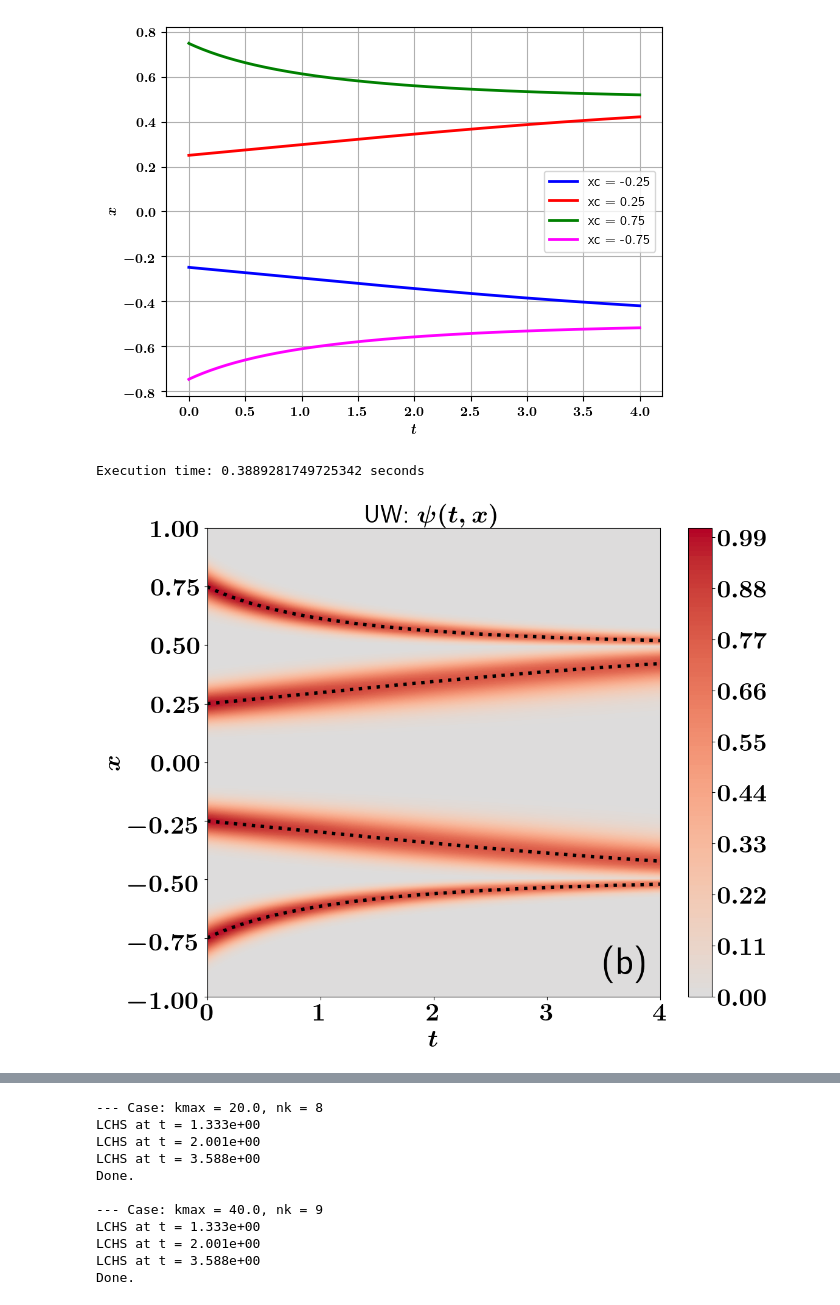
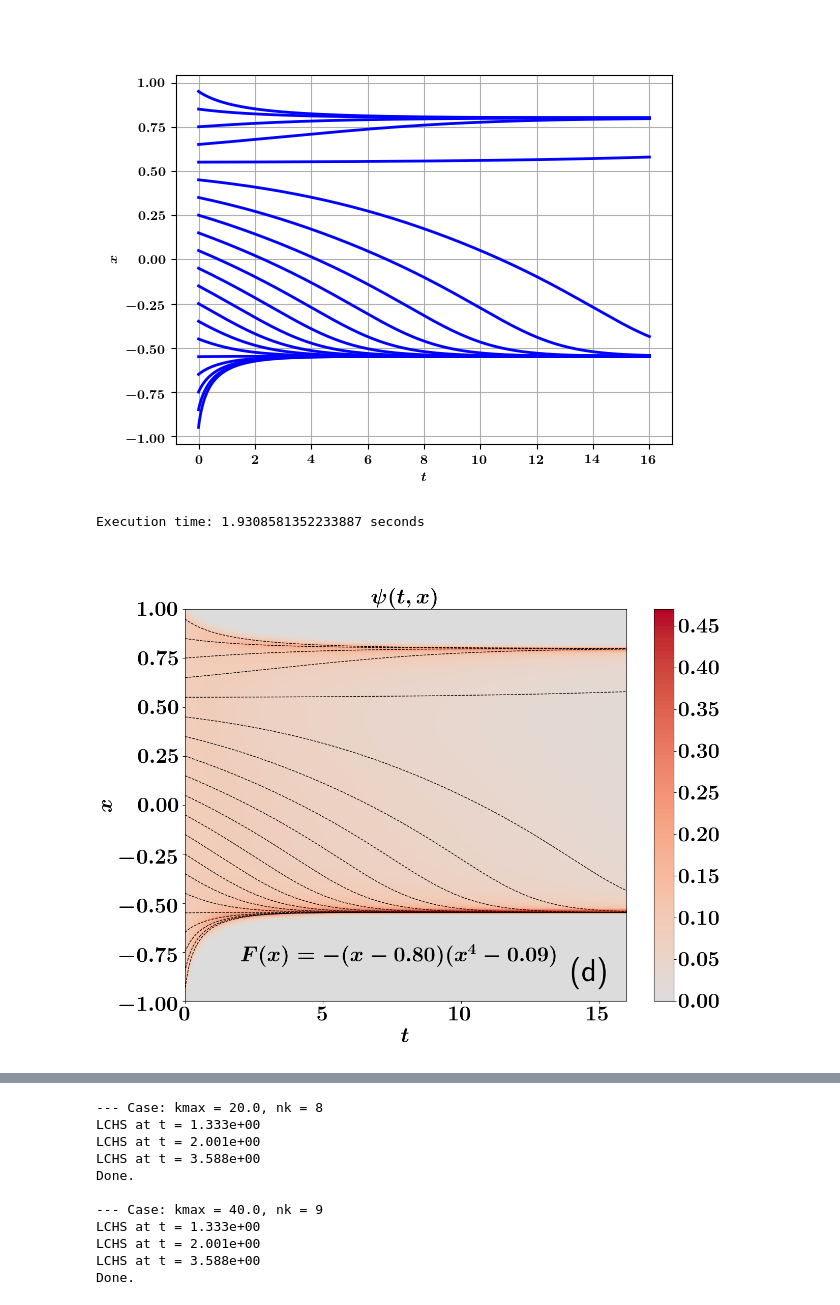
Before and after one commit to QuCF/scripts-py, a Jupyter notebook: jupyter-notebooks/NL/KvN-two-attractors.ipynb, the cells around one changed output, grey strips where cells are left out. Saved outputs shown, nothing was run; the diff lists cells and outputs as text; code cells hidden in the pictures.

```diff
--- a/jupyter-notebooks/NL/KvN-two-attractors.ipynb
+++ b/jupyter-notebooks/NL/KvN-two-attractors.ipynb
@@ -191,19 +210,21 @@ if flag_sim_:
         # --- Plotting ---
         ax.plot(
             t, sol_one,
-            color=colors_[i_center], linewidth = 2, linestyle='-',
-            label = "xc = {:0.2f}".format(x_center)
+            "b",
+            # color=colors_[i_center],
+            linewidth = 2, linestyle='-',
+            # label = "xc = {:0.2f}".format(x_center)
         )
         del x_center
     plt.xlabel('$t$')
     plt.ylabel("$x$")
-    plt.legend()
+    # plt.legend()
     plt.grid(True)
     plt.show()
 else:
     print("Simulations are blocked.")
 # %% [output]
-[figure, old version]
+[figure, new version]
 # %%
 # ***********************************************************************************************************
 # ***********************************************************************************************************
@@ -217,12 +238,18 @@ mix.reload_module(kvn)
 from numba import njit
 import time
 
+# --- Initial condition ---
+if sel_case_ == 0:
+    psi_init = np.array(psi_init_)
+else:
+    psi_init = np.ones(Nx) * 2**(-nx/2.)
+
 # --- computation ---
 if flag_sim_:
     st = time.time()
 
-    psi_tx_matrix_CD   = kvn.solve_KvN_1D_using_Hamiltonian(t, Nx, psi_init_, H_CD)
-    psi_tx_matrix_UW   = kvn.solve_KvN_1D_using_Hamiltonian(t, Nx, psi_init_, H_UW)
+    psi_tx_matrix_CD   = kvn.solve_KvN_1D_using_Hamiltonian(t, Nx, psi_init, H_CD)
+    psi_tx_matrix_UW   = kvn.solve_KvN_1D_using_Hamiltonian(t, Nx, psi_init, H_UW)
 
     et = time.time()
     elapsed_time = et - st
@@ -233,8 +260,10 @@ if flag_sim_:
     mean_t_UW   = kvn.compute_mean_1D(x, Nt, psi_tx_matrix_UW)
 else:
     print("Simulations are blocked.")
+
+del psi_init
 # %% [output]
-Execution time: 0.3889281749725342 seconds
+Execution time: 1.9308581352233887 seconds
 # %%
 # ---------------------------------------------------------------------------------------------------
 # --- Plot psi_tx_matrix(t,x) ---
@@ -253,44 +282,68 @@ if flag_sim_:
     fontsize = 30
     linewidth = 4
 
+    if sel_case_ == 0:
+        posx_text = 3.5
+
+    if sel_case_ > 0:
+        str_title = ""
+        posx_text = 14.
+        if sel_case_ == 1:
+            str_fig, str_F, posx_text_F, posy_text_F = "(a)", "$F(x) = - x (x^2 - 0.25)$", 7, 0.84
+
+        if sel_case_ == 2:
+            str_fig, str_F, posx_text_F, posy_text_F = "(b)", "$F(x) = - x^2 (x - 0.8)^2 (x + 0.6)$", 1, -0.80
+
+        if sel_case_ == 3:
+            str_fig, str_F, posx_text_F, posy_text_F = "(c)", "$F(x) = - (x - 0.50)$", 4, -0.80
+
+        if sel_case_ == 4:
+            str_fig, str_F, posx_text_F, posy_text_F = "(d)", "$F(x) = - (x - 0.80)(x^4 - 0.09)$", 2, -0.80
+
+
+
     # --- Plotting ---
     XX, YY = np.meshgrid(t, x)
-    fig_tx = plt.figure(figsize=(12, 10))
+    # fig_tx = plt.figure(figsize=(12, 10))
+    fig_tx = plt.figure(figsize=(14, 10))
     ax = fig_tx.add_subplot(111)
     cs = ax.contourf(XX, YY, np.transpose(psi_tx_plot.real), levels=100, cmap=cmap_two_signs_, norm=divnorm)
 
     # cb = fig_tx.colorbar(cs, ax = ax, format=ticker.FuncFormatter(fmt_))
     cb = fig_tx.colorbar(cs, ax = ax)
     cb.ax.ticklabel_format(style="scientific")
     cb.ax.tick_params(labelsize=fontsize)
 
     # ax.plot(t, mean_t_plot, color='black', linewidth = linewidth, linestyle=':', label="mean")
 
-    ax.plot(t, sol_refs[0], color='black', linewidth = linewidth, linestyle=':', label="ref")
+    coef_lw = 0.25
+    ax.plot(t, sol_refs[0], color='black', linewidth = linewidth * coef_lw, linestyle='--', label="ref")
     for i_ref in range(1,len(sol_refs)):
-        ax.plot(t, sol_refs[i_ref], color='black', linewidth = linewidth, linestyle=':')
+        ax.plot(t, sol_refs[i_ref], color='black', linewidth = linewidth * coef_lw, linestyle='--')
 
     # t_point = 1.563
     # ax.axvline(
     #     t_point,
     #     ymin = ax.get_ylim()[0], ymax = ax.get_ylim()[1]*2,
     #     color = "black", linewidth = linewidth, linestyle = ":"
     # )
 
     # ax.legend()
     ax.set_xlabel('$t$', fontsize = fontsize)
     ax.set_ylabel('$x$', fontsize = fontsize)
     ax.set_title(str_title + '$\psi(t,x)$', fontsize = fontsize)
     ax.set_xlim(0, t_max)
     ax.set_ylim(-x_max, x_max)
     ax.tick_params(axis='both', which='major', labelsize=fontsize)
-    ax.text(3.5, -0.9, str_fig, fontsize=1.5*fontsize)
+
+    ax.text(posx_text,   -0.9, str_fig, fontsize=1.5*fontsize)
+    ax.text(posx_text_F, posy_text_F, str_F, fontsize=fontsize)
 
     del fontsize, fig_tx
 else:
     print("Simulations are blocked.")
 # %% [output]
-[figure, old version]
+[figure, new version]
 # %%
 # ---------------------------------------------------------------------------------------------------
 # --- Plot psi(x) at different t ---
```
Also changed, not shown: parts of 4 cells of this notebook, 6 other files.
